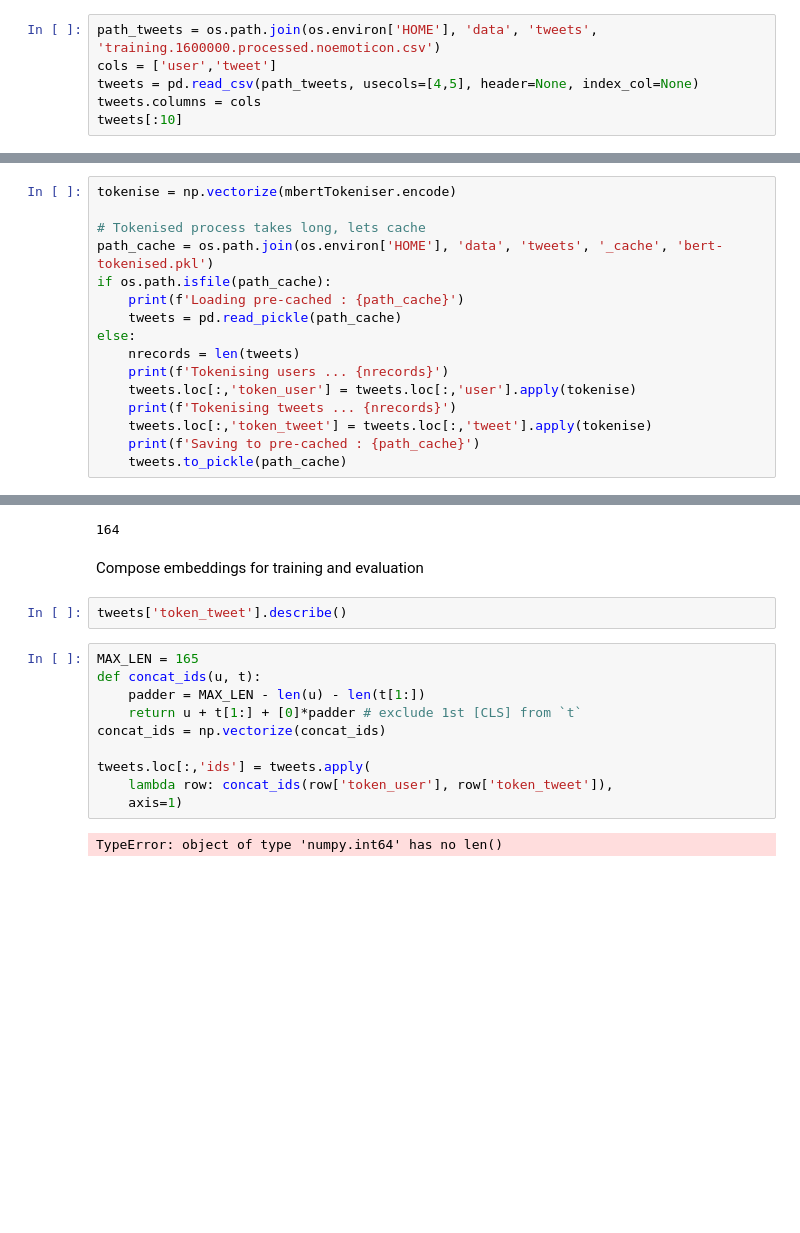
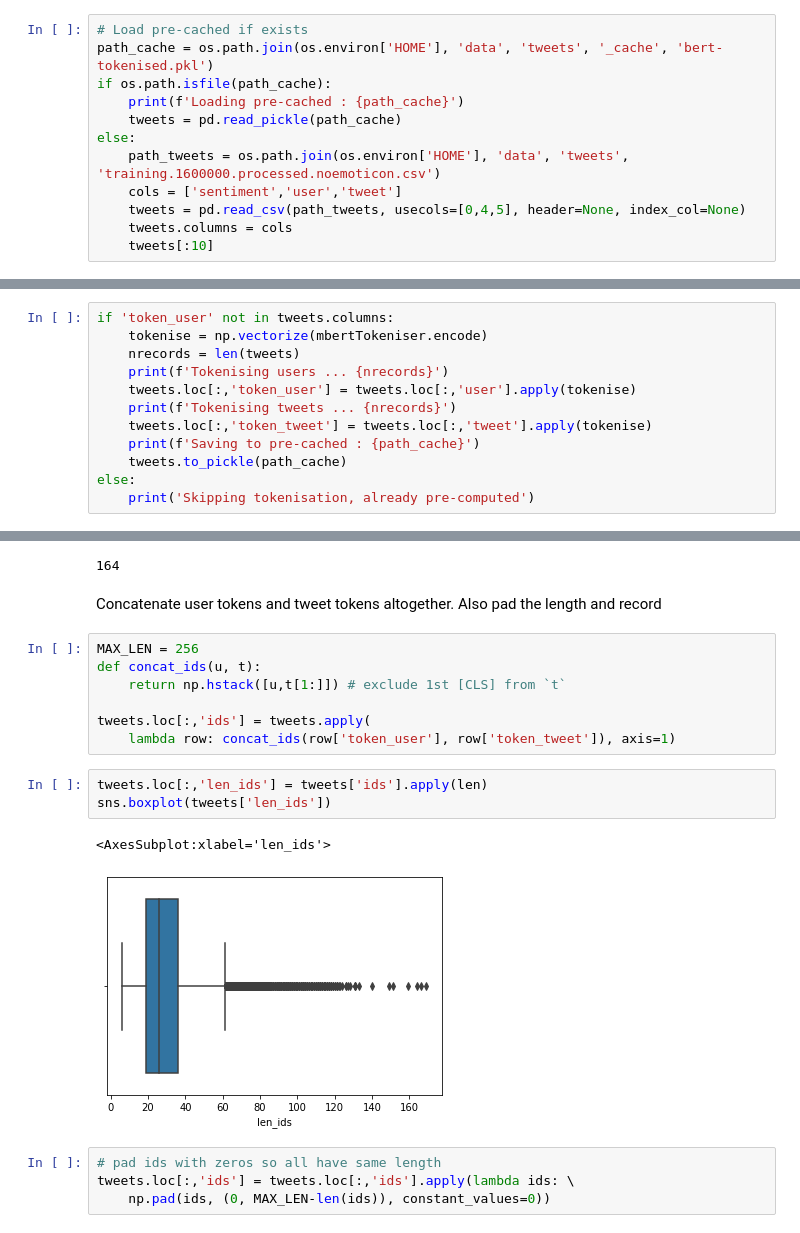
Before and after one commit to tao-pr/52-challenges, a Jupyter notebook: 029-classification-playground/BERT.ipynb, the cells around one changed output, grey strips where cells are left out. Drawn from its saved outputs; the diff is of its cells as text; blank space fills up the shorter version.

```diff
--- a/029-classification-playground/BERT.ipynb
+++ b/029-classification-playground/BERT.ipynb
@@ -202,8 +203,14 @@ model.compile(
 ## 2. Load tweets data
 For classification
 # %%
-path_tweets = os.path.join(os.environ['HOME'], 'data', 'tweets', 'training.1600000.processed.noemoticon.csv')
-cols = ['user','tweet']
-tweets = pd.read_csv(path_tweets, usecols=[4,5], header=None, index_col=None)
-tweets.columns = cols
-tweets[:10]
+# Load pre-cached if exists
+path_cache = os.path.join(os.environ['HOME'], 'data', 'tweets', '_cache', 'bert-tokenised.pkl')
+if os.path.isfile(path_cache):
+    print(f'Loading pre-cached : {path_cache}')
+    tweets = pd.read_pickle(path_cache)
+else:
+    path_tweets = os.path.join(os.environ['HOME'], 'data', 'tweets', 'training.1600000.processed.noemoticon.csv')
+    cols = ['sentiment','user','tweet']
+    tweets = pd.read_csv(path_tweets, usecols=[0,4,5], header=None, index_col=None)
+    tweets.columns = cols
+    tweets[:10]
@@ -239,14 +234,8 @@ dtype: object
 # %% [markdown]
 Define attention mask and token types
 # %%
-tokenise = np.vectorize(mbertTokeniser.encode)
-
-# Tokenised process takes long, lets cache
-path_cache = os.path.join(os.environ['HOME'], 'data', 'tweets', '_cache', 'bert-tokenised.pkl')
-if os.path.isfile(path_cache):
-    print(f'Loading pre-cached : {path_cache}')
-    tweets = pd.read_pickle(path_cache)
-else:
+if 'token_user' not in tweets.columns:
+    tokenise = np.vectorize(mbertTokeniser.encode)
     nrecords = len(tweets)
     print(f'Tokenising users ... {nrecords}')
     tweets.loc[:,'token_user'] = tweets.loc[:,'user'].apply(tokenise)
@@ -254,3 +243,5 @@ else:
     tweets.loc[:,'token_tweet'] = tweets.loc[:,'tweet'].apply(tokenise)
     print(f'Saving to pre-cached : {path_cache}')
     tweets.to_pickle(path_cache)
+else:
+    print('Skipping tokenisation, already pre-computed')
@@ -289,19 +284,23 @@ def get_len(tw):
 max(tweets['token_tweet'].apply(get_len))
 # %% [output]
 164
-# %% [markdown]
-Compose embeddings for training and evaluation
-# %%
-tweets['token_tweet'].describe()
+# %% [markdown]
+Concatenate user tokens and tweet tokens altogether.
+Also pad the length and record
 # %%
-MAX_LEN = 165
+MAX_LEN = 256
 def concat_ids(u, t):
-    padder = MAX_LEN - len(u) - len(t[1:])
-    return u + t[1:] + [0]*padder # exclude 1st [CLS] from `t`
-concat_ids = np.vectorize(concat_ids)
+    return np.hstack([u,t[1:]]) # exclude 1st [CLS] from `t`
 
 tweets.loc[:,'ids'] = tweets.apply(
-    lambda row: concat_ids(row['token_user'], row['token_tweet']),
-    axis=1)
+    lambda row: concat_ids(row['token_user'], row['token_tweet']), axis=1)
-# %% [output]
-TypeError: object of type 'numpy.int64' has no len()
+# %%
+tweets.loc[:,'len_ids'] = tweets['ids'].apply(len)
+sns.boxplot(tweets['len_ids'])
+# %% [output]
+<AxesSubplot:xlabel='len_ids'>
+[figure, added]
+# %%
+# pad ids with zeros so all have same length
+tweets.loc[:,'ids'] = tweets.loc[:,'ids'].apply(lambda ids: \
+    np.pad(ids, (0, MAX_LEN-len(ids)), constant_values=0))
```
Also changed, not shown: parts of 15 cells of this notebook, 1 other file.
